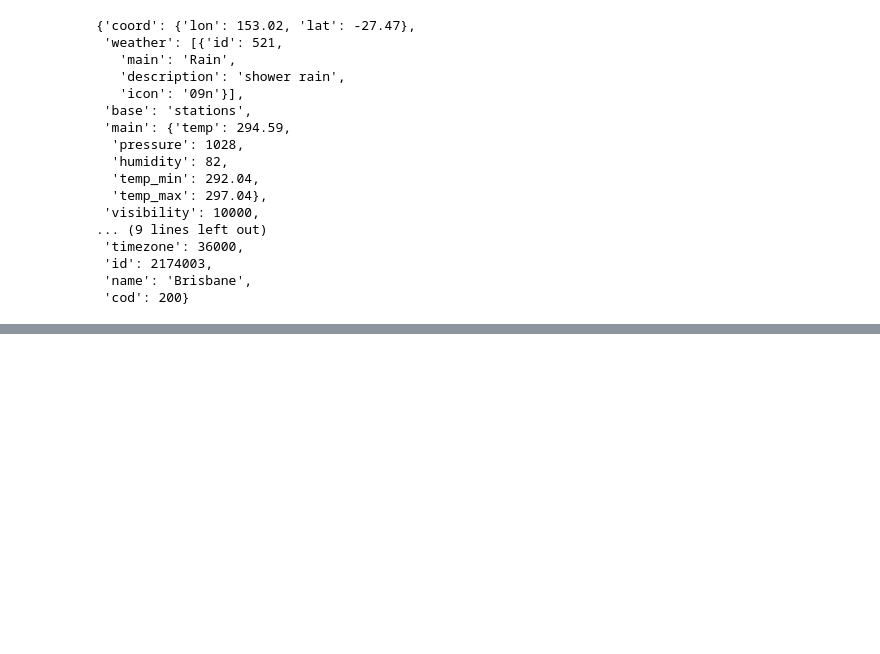
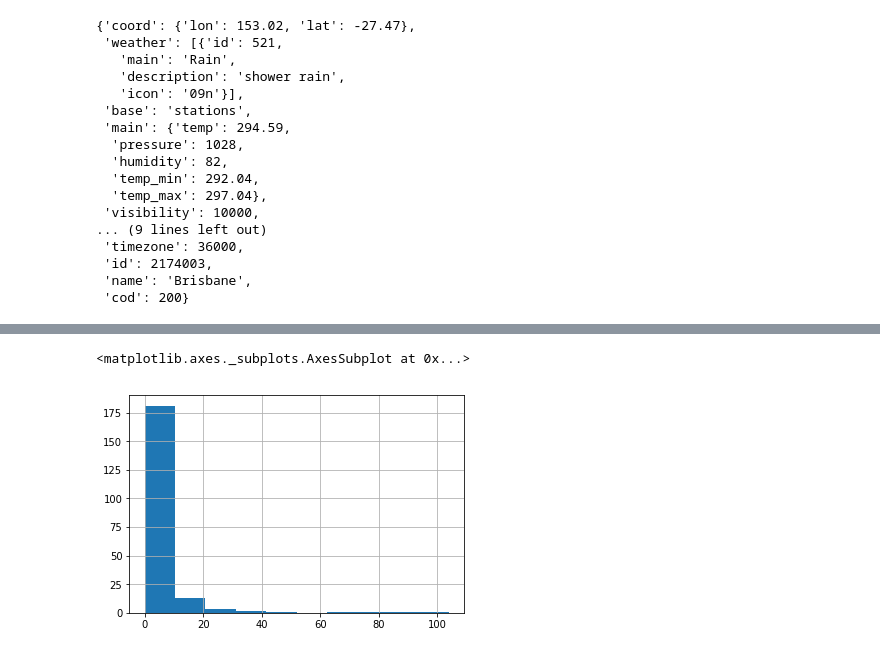
Before and after one commit to jaworra/Jupyter-Notebooks, a Jupyter notebook: pythonCharmersDay2.ipynb, the cells around one changed output, grey strips where cells are left out. Saved outputs shown, nothing was run; the diff lists cells and outputs as text; code cells hidden in the pictures; blank space fills up the shorter version.

```diff
--- a/pythonCharmersDay2.ipynb
+++ b/pythonCharmersDay2.ipynb
@@ -91,0 +206,2 @@ response.json()
+# %%
+olympics=pd.read_csv('olympics2012.csv', index_col ='Country')
@@ -91,0 +259,7 @@ response.json()
+# %%
+olympics['total']= olympics['Gold']+olympics['Silver']+olympics['Bronze']
+# %%
+olympics['total'].hist()
+# %% [output]
+<matplotlib.axes._subplots.AxesSubplot at 0x...>
+[figure, added]
```
Also changed, not shown: parts of 36 cells of this notebook.
